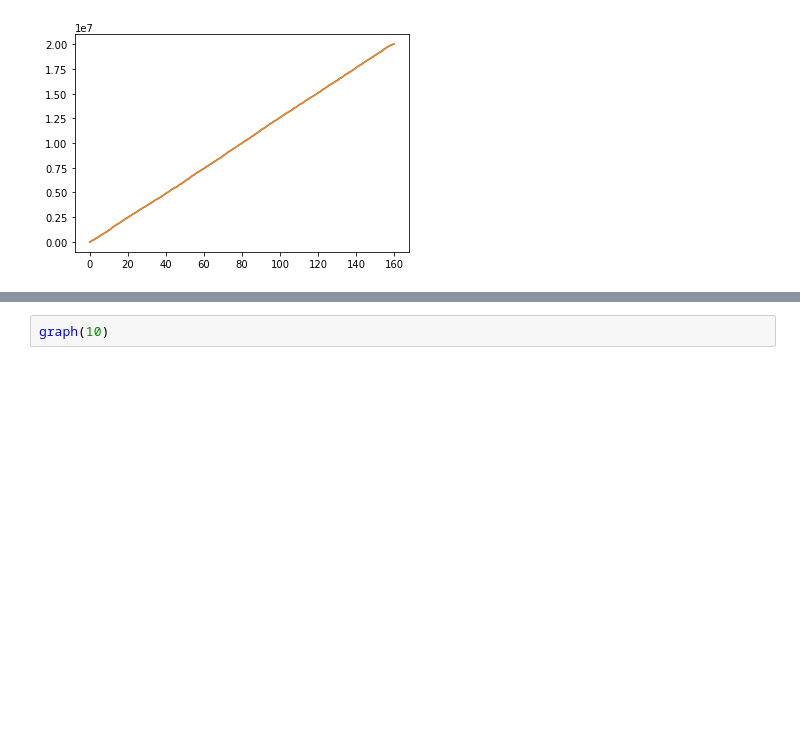
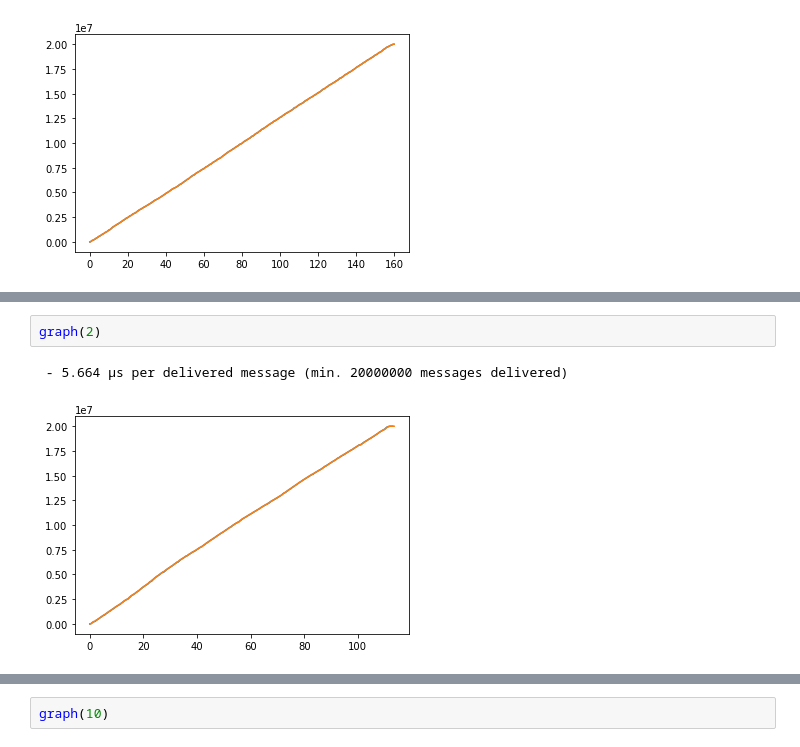
Before and after one commit to robinmamie/distributed-algorithms, a Jupyter notebook: timings.ipynb, the cells around one changed output, grey strips where cells are left out. Saved outputs shown, nothing was run; the diff lists cells and outputs as text; blank space fills up the shorter version.

```diff
--- a/timings.ipynb
+++ b/timings.ipynb
@@ -59,0 +76,5 @@ graph(2)
+# %%
+graph(2)
+# %% [output]
+ - 5.664 µs per delivered message (min. 20000000 messages delivered)
+[figure, added]
```
Also changed, not shown: parts of 15 cells of this notebook, 20 other files.
